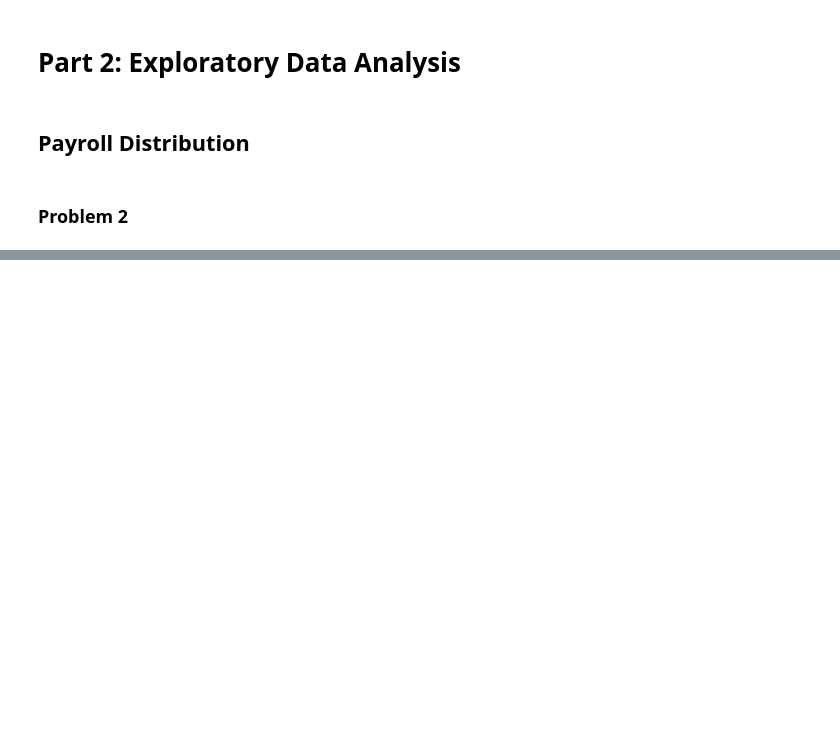
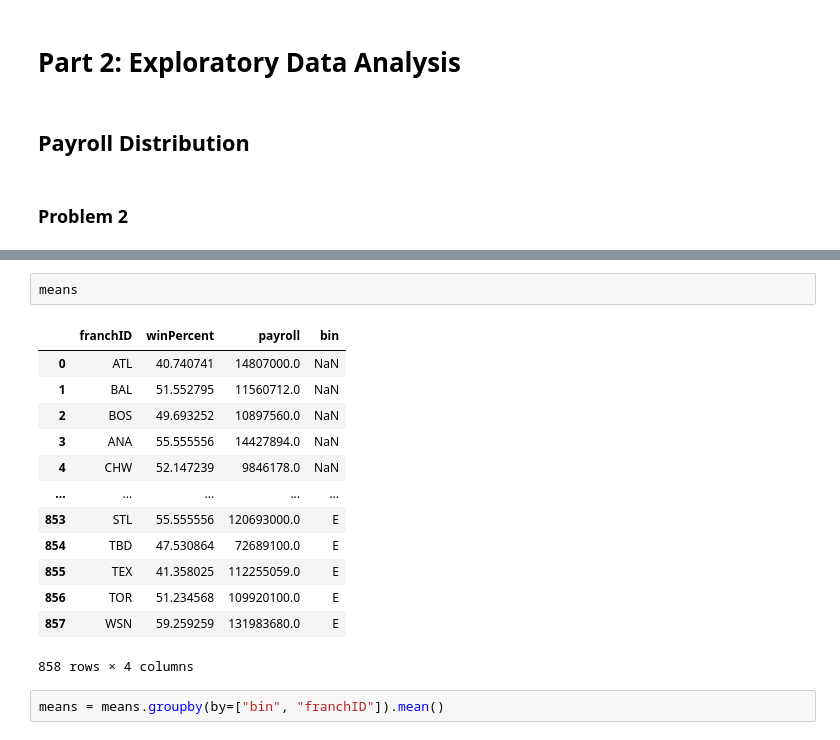
Before and after one commit to jpdevito/cmsc320, a Jupyter notebook: Project 2.ipynb, the cells around one changed output, grey strips where cells are left out. Drawn from its saved outputs; the diff is of its cells as text; blank space fills up the shorter version.

```diff
--- a/Project 2.ipynb
+++ b/Project 2.ipynb
@@ -111,0 +140,18 @@ array([<AxesSubplot:title={'center':'payroll'}>], dtype=object)
+# %%
+means
+# %% [output]
+|  | franchID | winPercent | payroll | bin |
+| 0 | ATL | 40.740741 | 14807000.0 | NaN |
+| 1 | BAL | 51.552795 | 11560712.0 | NaN |
+| 2 | BOS | 49.693252 | 10897560.0 | NaN |
+| 3 | ANA | 55.555556 | 14427894.0 | NaN |
+| 4 | CHW | 52.147239 | 9846178.0 | NaN |
+| ... | ... | ... | ... | ... |
+| 853 | STL | 55.555556 | 120693000.0 | E |
+| 854 | TBD | 47.530864 | 72689100.0 | E |
+| 855 | TEX | 41.358025 | 112255059.0 | E |
+| 856 | TOR | 51.234568 | 109920100.0 | E |
+| 857 | WSN | 59.259259 | 131983680.0 | E |
+858 rows × 4 columns
+# %%
+means = means.groupby(by=["bin", "franchID"]).mean()
```
Also changed, not shown: parts of 22 cells of this notebook.
